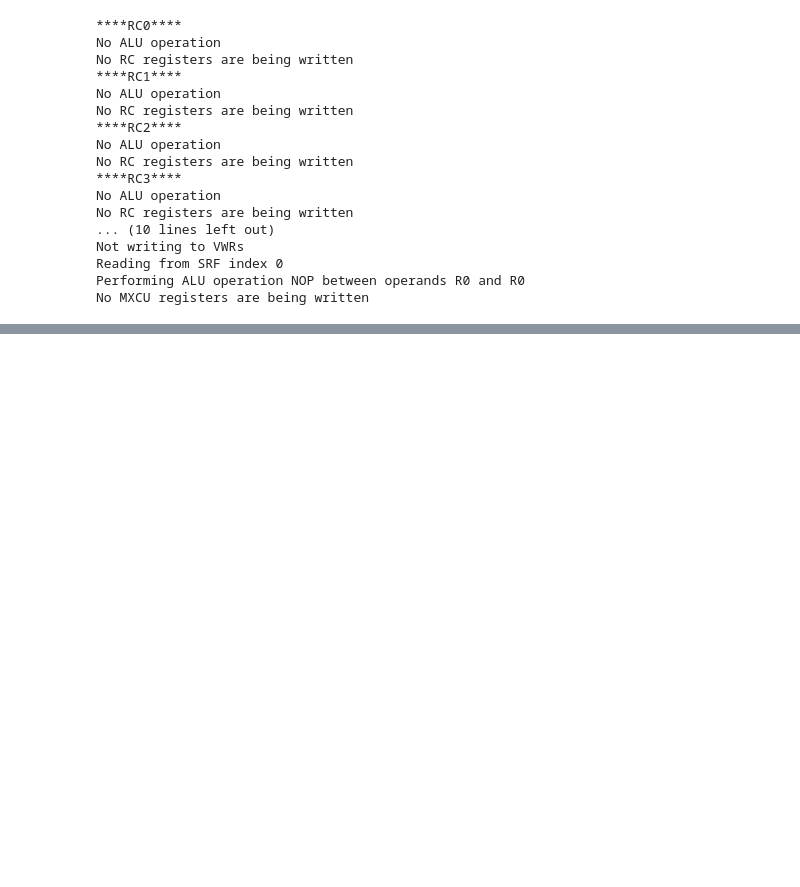
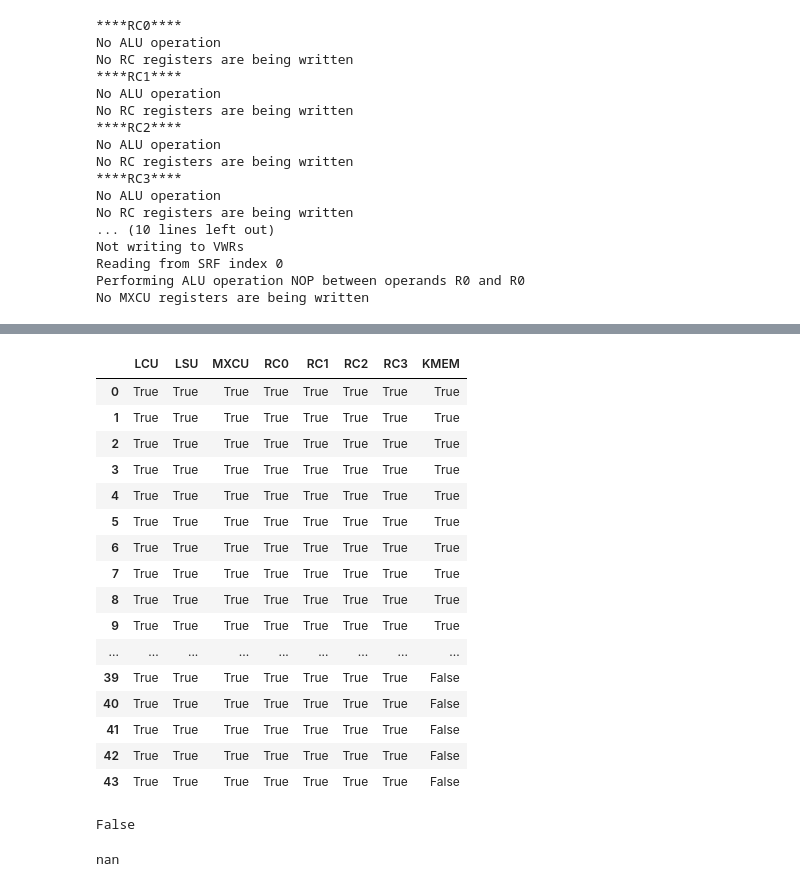
Before and after one commit to yuxwang99/ESL-VWR2A-simulator, a Jupyter notebook: develop-new-kernel-vwr2a.ipynb, the cells around one changed output, grey strips where cells are left out. Saved outputs shown, nothing was run; the diff lists cells and outputs as text; code cells hidden in the pictures; blank space fills up the shorter version.

Commit message:
adding function to turn instructions into dataframe

```diff
--- a/develop-new-kernel-vwr2a.ipynb
+++ b/develop-new-kernel-vwr2a.ipynb
@@ -234,0 +279,33 @@ No MXCU registers are being written
+# %%
+df_out = pd.DataFrame(columns=['LCU', 'LSU', 'MXCU', 'RC0', 'RC1', 'RC2', 'RC3', 'KMEM'])
+# %%
+# Fill with default instructions
+default_RC_word = hex(int(RC_IMEM_WORD().get_word(),2))
+default_LSU_word = hex(int(LSU_IMEM_WORD().get_word(),2))
+default_LCU_word = hex(int(LCU_IMEM_WORD().get_word(),2))
+default_MXCU_word = hex(int(MXCU_IMEM_WORD().get_word(),2))
+default_kernel_word = hex(int(KMEM_WORD().get_word(),2))
+
+df_out.RC0 = np.tile(default_RC_word,IMEM_N_LINES)
+df_out.RC1 = np.tile(default_RC_word,IMEM_N_LINES)
+df_out.RC2 = np.tile(default_RC_word,IMEM_N_LINES)
+df_out.RC3 = np.tile(default_RC_word,IMEM_N_LINES)
+df_out.LSU = np.tile(default_LSU_word,IMEM_N_LINES)
+df_out.LCU = np.tile(default_LCU_word,IMEM_N_LINES)
+df_out.MXCU = np.tile(default_MXCU_word,IMEM_N_LINES)
+# %%
+# For each kernel, populate the DataFrame with hex instructions corresponding to the imem words at the desired positions
+for kernel_idx in range(KER_CONF_N_REG):
+    n_instr, imem_add, col, spm_add = imem.kmem.get_params(kernel_idx)
+    if n_instr > 0:
+        df_out.KMEM.iloc[kernel_idx] = imem.kmem.get_word_in_hex(kernel_idx)
+        for idx in range(n_instr + 1):
+            df_out.RC0.iloc[idx+imem_add] = imem.rc0_imem.get_word_in_hex(idx)
+            df_out.RC1.iloc[idx+imem_add] = imem.rc1_imem.get_word_in_hex(idx)
+            df_out.RC2.iloc[idx+imem_add] = imem.rc2_imem.get_word_in_hex(idx)
+            df_out.RC3.iloc[idx+imem_add] = imem.rc3_imem.get_word_in_hex(idx)
+            df_out.LCU.iloc[idx+imem_add] = imem.lcu_imem.get_word_in_hex(idx)
+            df_out.LSU.iloc[idx+imem_add] = imem.lsu_imem.get_word_in_hex(idx)
+            df_out.MXCU.iloc[idx+imem_add] = imem.mxcu_imem.get_word_in_hex(idx)
+    else:
+        df_out.KMEM.iloc[kernel_idx] = default_kernel_word
@@ -234,0 +328,28 @@ No MXCU registers are being written
+# %%
+df_out[:44] == df[:44]
+# %% [output]
+|  | LCU | LSU | MXCU | RC0 | RC1 | RC2 | RC3 | KMEM |
+| 0 | True | True | True | True | True | True | True | True |
+| 1 | True | True | True | True | True | True | True | True |
+| 2 | True | True | True | True | True | True | True | True |
+| 3 | True | True | True | True | True | True | True | True |
+| 4 | True | True | True | True | True | True | True | True |
+| 5 | True | True | True | True | True | True | True | True |
+| 6 | True | True | True | True | True | True | True | True |
+| 7 | True | True | True | True | True | True | True | True |
+| 8 | True | True | True | True | True | True | True | True |
+| 9 | True | True | True | True | True | True | True | True |
+| ... | ... | ... | ... | ... | ... | ... | ... | ... |
+| 39 | True | True | True | True | True | True | True | False |
+| 40 | True | True | True | True | True | True | True | False |
+| 41 | True | True | True | True | True | True | True | False |
+| 42 | True | True | True | True | True | True | True | False |
+| 43 | True | True | True | True | True | True | True | False |
+# %%
+df_out.KMEM[17] == df.KMEM[17]
+# %% [output]
+False
+# %%
+df.KMEM[17]
+# %% [output]
+nan
```
Also changed, not shown: parts of 8 cells of this notebook, 1 other file.
